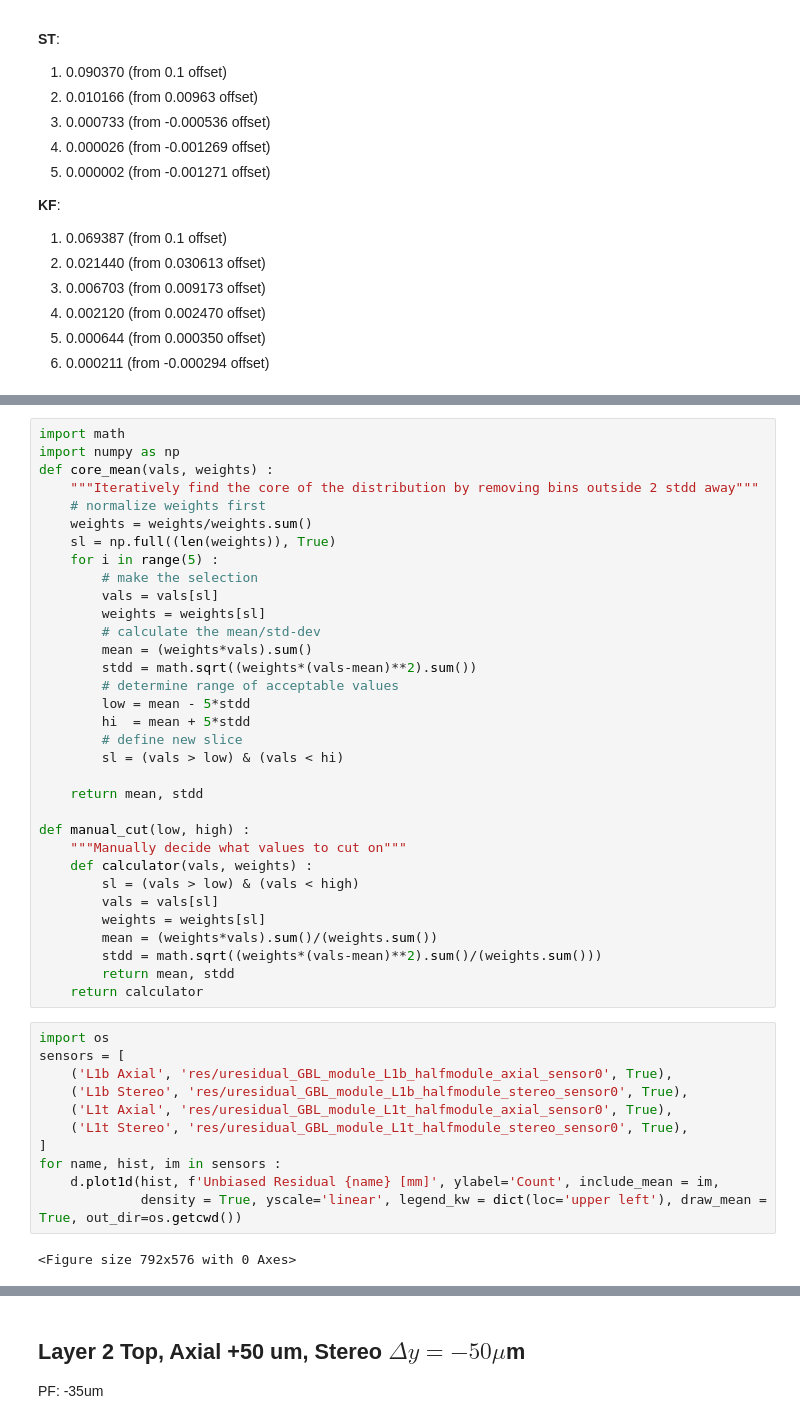
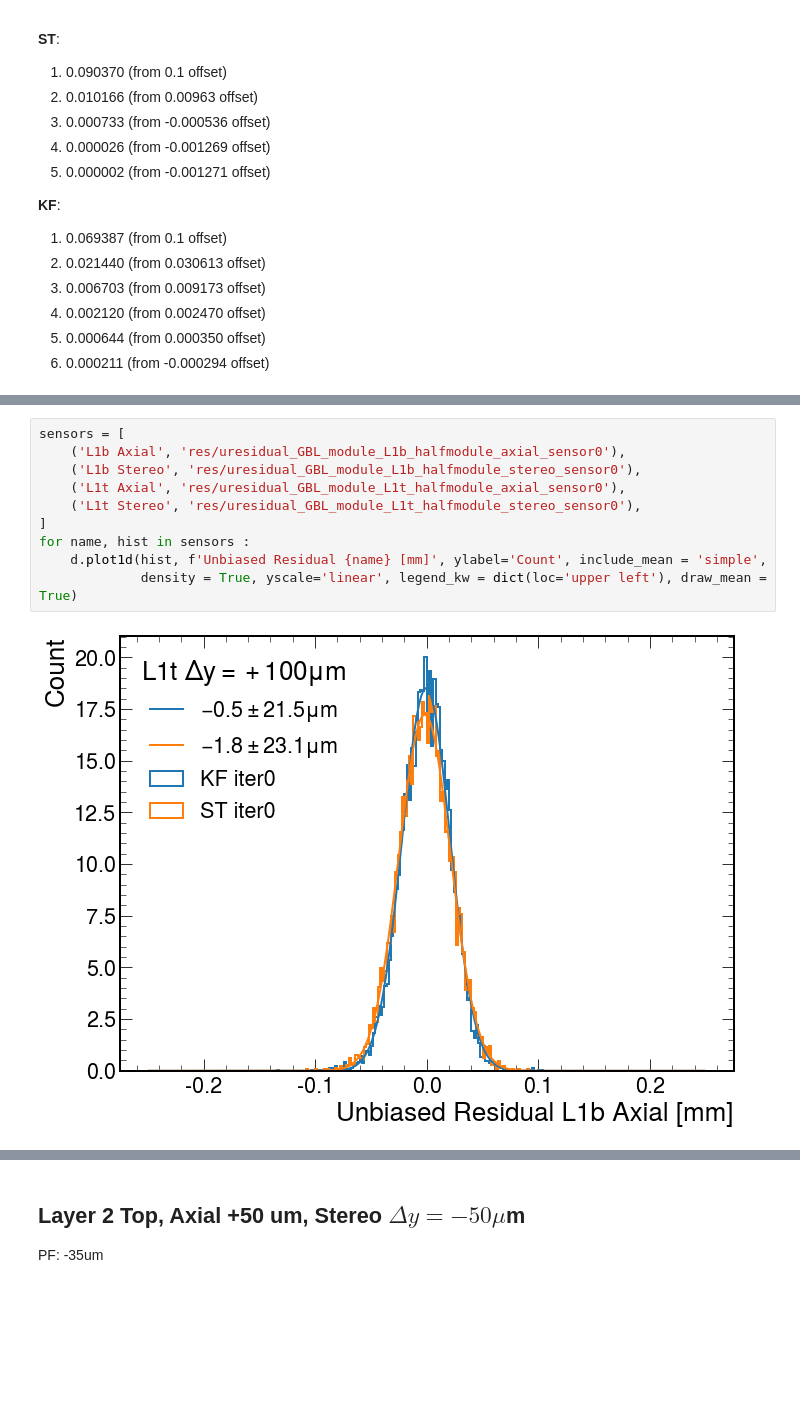
Before and after one commit to tomeichlersmith/hps, a Jupyter notebook: alignment/st_kf_comp.ipynb, the cells around one changed output, grey strips where cells are left out. Saved outputs shown, nothing was run; the diff lists cells and outputs as text; blank space fills up the shorter version.

```diff
--- a/alignment/st_kf_comp.ipynb
+++ b/alignment/st_kf_comp.ipynb
@@ -42,46 +43,12 @@ d.plot1d('trk_params/nHits_top','N Hits Top',ylabel='Count',yscale='linear',lege
-# %%
-import math
-import numpy as np
-def core_mean(vals, weights) :
-    """Iteratively find the core of the distribution by removing bins outside 2 stdd away"""
-    # normalize weights first
-    weights = weights/weights.sum()
-    sl = np.full((len(weights)), True)
-    for i in range(5) :
-        # make the selection
-        vals = vals[sl]
-        weights = weights[sl]
-        # calculate the mean/std-dev
-        mean = (weights*vals).sum()
-        stdd = math.sqrt((weights*(vals-mean)**2).sum())
-        # determine range of acceptable values
-        low = mean - 5*stdd
-        hi  = mean + 5*stdd
-        # define new slice
-        sl = (vals > low) & (vals < hi)
-
-    return mean, stdd
-
-def manual_cut(low, high) :
-    """Manually decide what values to cut on"""
-    def calculator(vals, weights) :
-        sl = (vals > low) & (vals < high)
-        vals = vals[sl]
-        weights = weights[sl]
-        mean = (weights*vals).sum()/(weights.sum())
-        stdd = math.sqrt((weights*(vals-mean)**2).sum()/(weights.sum()))
-        return mean, stdd
-    return calculator
 # %%
-import os
 sensors = [
-    ('L1b Axial', 'res/uresidual_GBL_module_L1b_halfmodule_axial_sensor0', True),
-    ('L1b Stereo', 'res/uresidual_GBL_module_L1b_halfmodule_stereo_sensor0', True),
-    ('L1t Axial', 'res/uresidual_GBL_module_L1t_halfmodule_axial_sensor0', True),
-    ('L1t Stereo', 'res/uresidual_GBL_module_L1t_halfmodule_stereo_sensor0', True),
+    ('L1b Axial', 'res/uresidual_GBL_module_L1b_halfmodule_axial_sensor0'),
+    ('L1b Stereo', 'res/uresidual_GBL_module_L1b_halfmodule_stereo_sensor0'),
+    ('L1t Axial', 'res/uresidual_GBL_module_L1t_halfmodule_axial_sensor0'),
+    ('L1t Stereo', 'res/uresidual_GBL_module_L1t_halfmodule_stereo_sensor0'),
 ]
-for name, hist, im in sensors :
-    d.plot1d(hist, f'Unbiased Residual {name} [mm]', ylabel='Count', include_mean = im,
-             density = True, yscale='linear', legend_kw = dict(loc='upper left'), draw_mean = True, out_dir=os.getcwd())
+for name, hist in sensors :
+    d.plot1d(hist, f'Unbiased Residual {name} [mm]', ylabel='Count', include_mean = 'simple',
+             density = True, yscale='linear', legend_kw = dict(loc='upper left'), draw_mean = True)
 # %% [output]
-<Figure size 792x576 with 0 Axes>
+[figure, added]
```
Also changed, not shown: parts of 8 cells of this notebook.
